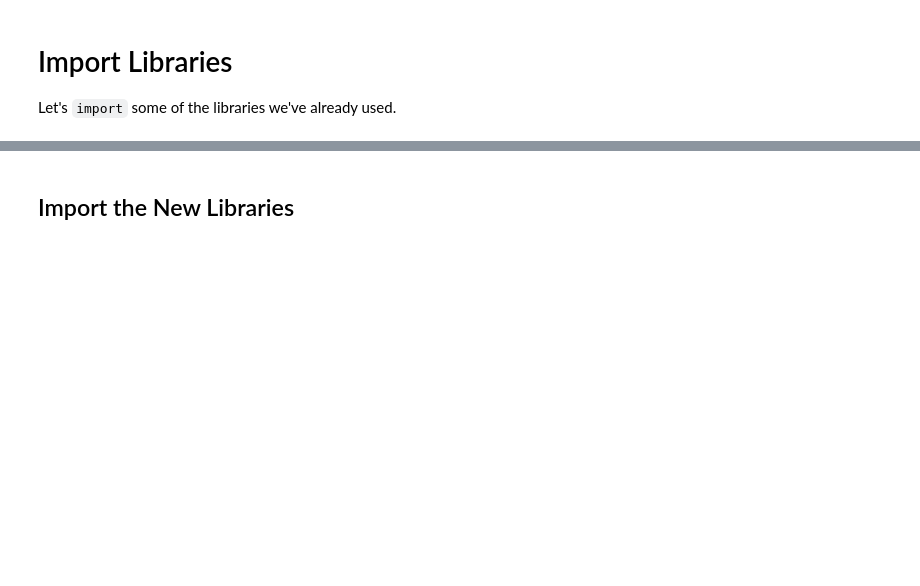
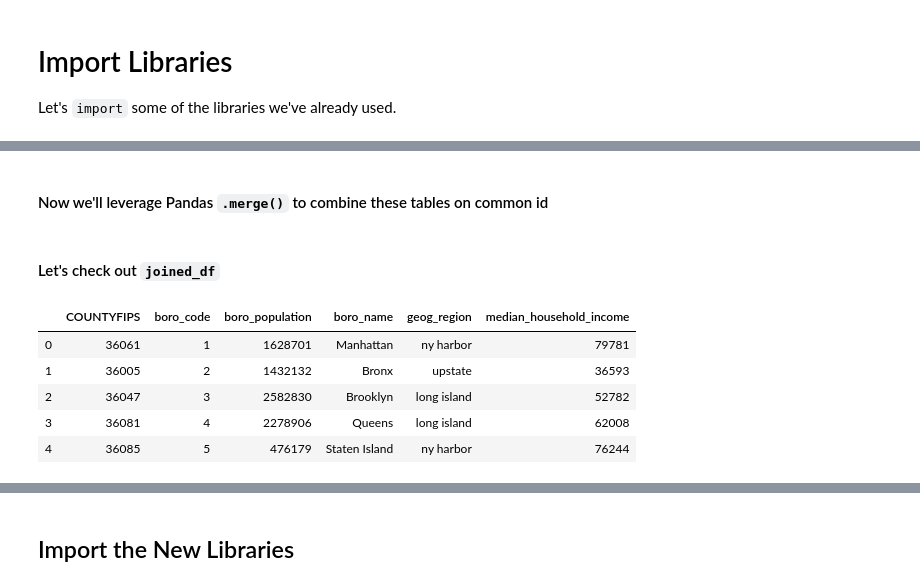
Before and after one commit to pratt-savi-810/pratt-savi-810-2020-03-lesson_04, a Jupyter notebook: completed/lesson_04_completed.ipynb, the cells around one changed output, grey strips where cells are left out. Cells and saved outputs as stored; diff of their text form; code cells hidden in the pictures; blank space fills up the shorter version.

```diff
--- a/completed/lesson_04_completed.ipynb
+++ b/completed/lesson_04_completed.ipynb
@@ -56 +211,21 @@ import matplotlib.pyplot as plt
+# %% [markdown]
+#### Now we'll leverage Pandas `.merge()` to combine these tables on common id
+# %%
+joined_df = pd.merge(
+    left=boro_df,
+    right=mhhi_df,
+    how='left',
+    on='boro_code',
+)
+# %% [markdown]
+#### Let's check out `joined_df`
+# %%
+joined_df
+# %% [output]
+|  | COUNTYFIPS | boro_code | boro_population | boro_name | geog_region | median_household_income |
+| 0 | 36061 | 1 | 1628701 | Manhattan | ny harbor | 79781 |
+| 1 | 36005 | 2 | 1432132 | Bronx | upstate | 36593 |
+| 2 | 36047 | 3 | 2582830 | Brooklyn | long island | 52782 |
+| 3 | 36081 | 4 | 2278906 | Queens | long island | 62008 |
+| 4 | 36085 | 5 | 476179 | Staten Island | ny harbor | 76244 |
 # %% [markdown]
```
Also changed, not shown: parts of 38 cells of this notebook, 2 other files.
